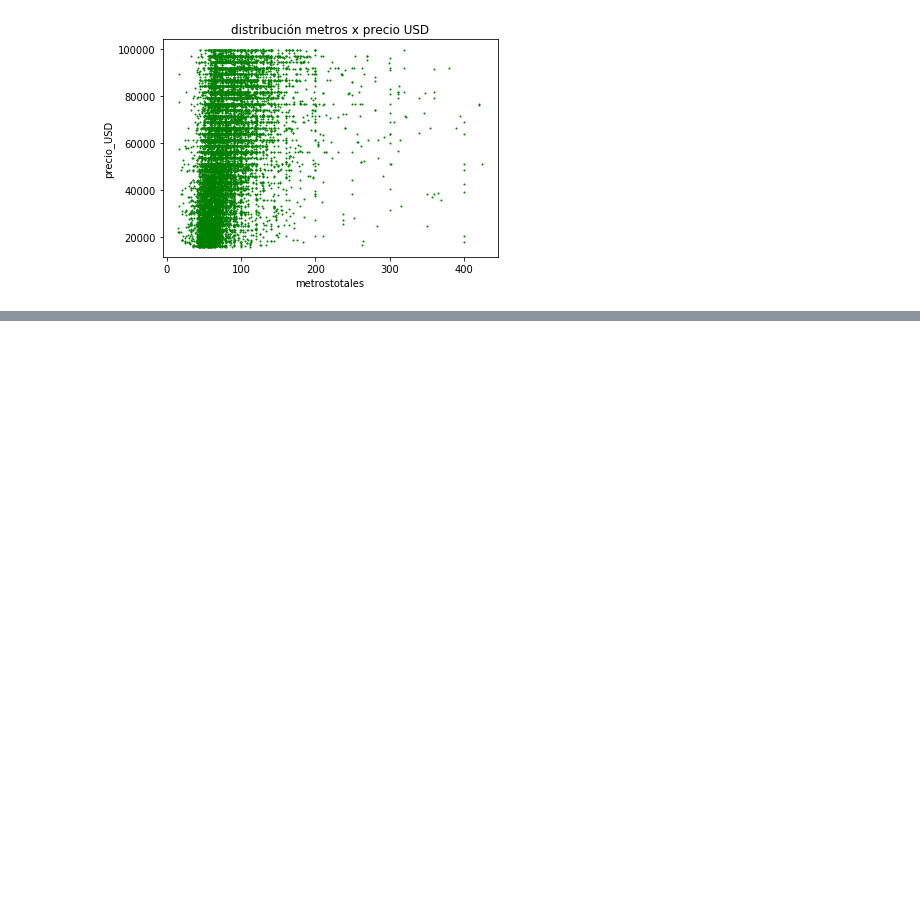
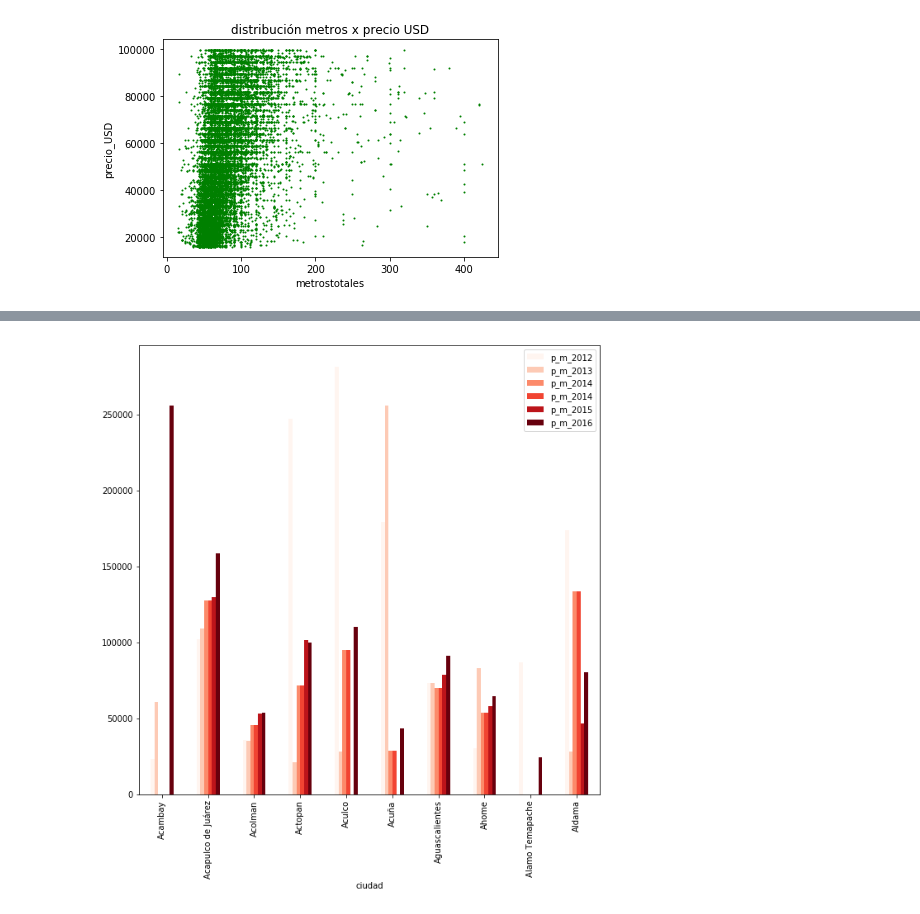
Before and after one commit to Alaneta/Datacones, a Jupyter notebook: Lucas/Analisis_exploratorio_1.ipynb, the cells around one changed output, grey strips where cells are left out. Saved outputs shown, nothing was run; the diff lists cells and outputs as text; code cells hidden in the pictures; blank space fills up the shorter version.

```diff
--- a/Lucas/Analisis_exploratorio_1.ipynb
+++ b/Lucas/Analisis_exploratorio_1.ipynb
@@ -254,0 +346,6 @@ r4.sort_values('metrostotales').plot.scatter(x='metrostotales',y='precio_USD',s=
+# %%
+precio_mean_2012 = prop_mean_year_city[prop_mean_year_city['year']==2012].sort_values(by='ciudad')[['ciudad','precio_USD_prom']]
+precio_mean_2013 = prop_mean_year_city[prop_mean_year_city['year']==2013].sort_values(by='ciudad')[['ciudad','precio_USD_prom']]
+precio_mean_2014 = prop_mean_year_city[prop_mean_year_city['year']==2014].sort_values(by='ciudad')[['ciudad','precio_USD_prom']]
+precio_mean_2015 = prop_mean_year_city[prop_mean_year_city['year']==2015].sort_values(by='ciudad')[['ciudad','precio_USD_prom']]
+precio_mean_2016 = prop_mean_year_city[prop_mean_year_city['year']==2016].sort_values(by='ciudad')[['ciudad','precio_USD_prom']]
@@ -254,0 +361,3 @@ r4.sort_values('metrostotales').plot.scatter(x='metrostotales',y='precio_USD',s=
+# %%
+df = pd.DataFrame()
+df[['ciudad','p_m_2012']] = precio_mean_2012[['ciudad','precio_USD_prom']]
@@ -254,0 +373,6 @@ r4.sort_values('metrostotales').plot.scatter(x='metrostotales',y='precio_USD',s=
+# %%
+#df = df.set_index('ciudad').join(precio_mean_2013.set_index('ciudad'))#.rename(columns={"precio_USD_prom":"p_m_2013"})
+df = df.join(precio_mean_2014.set_index('ciudad')).rename(columns={"precio_USD_prom":"p_m_2014"})
+df = df.join(precio_mean_2015.set_index('ciudad')).rename(columns={"precio_USD_prom":"p_m_2015"})
+df = df.join(precio_mean_2016.set_index('ciudad')).rename(columns={"precio_USD_prom":"p_m_2016"})
+df
@@ -254,0 +399,6 @@ r4.sort_values('metrostotales').plot.scatter(x='metrostotales',y='precio_USD',s=
+# %%
+import matplotlib as mpl
+#cmap = mpl.cm.cool
+plot = df.head(10).plot.bar(figsize=(10,10),cmap='Reds')#'viridis',RdPu
+# %% [output]
+[figure, added]
```
Also changed, not shown: parts of 15 cells of this notebook, 1 other file.
